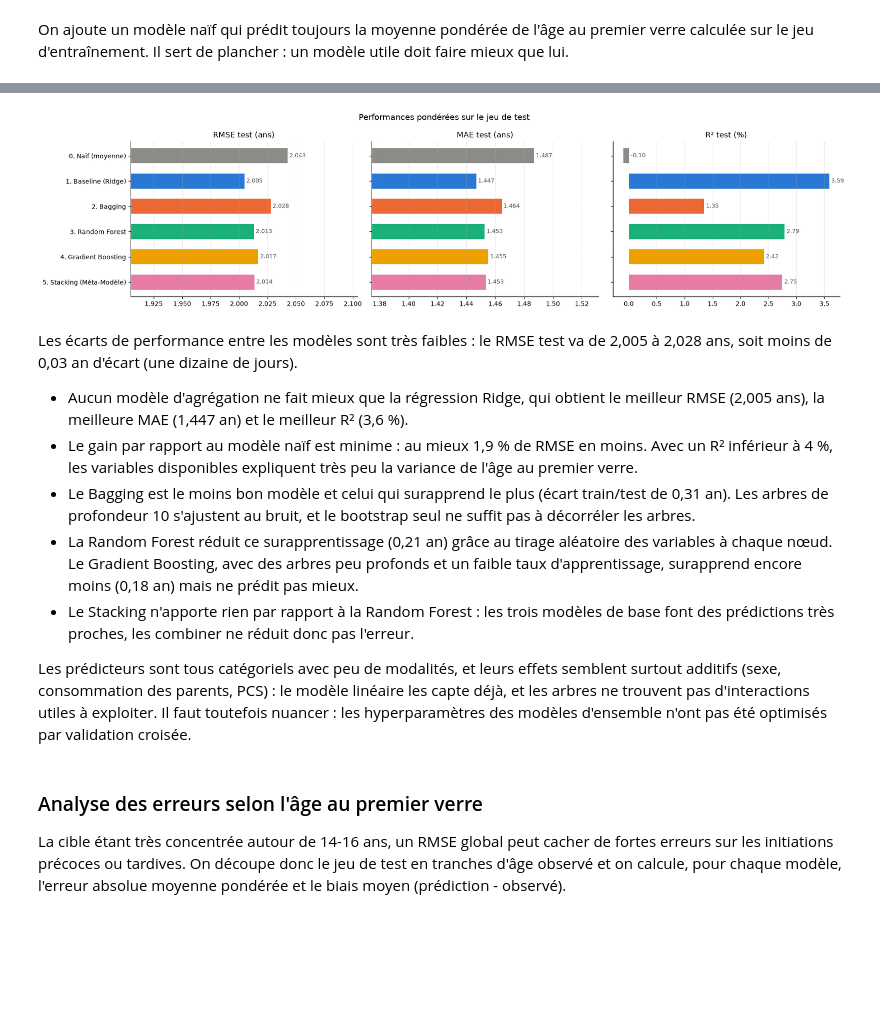
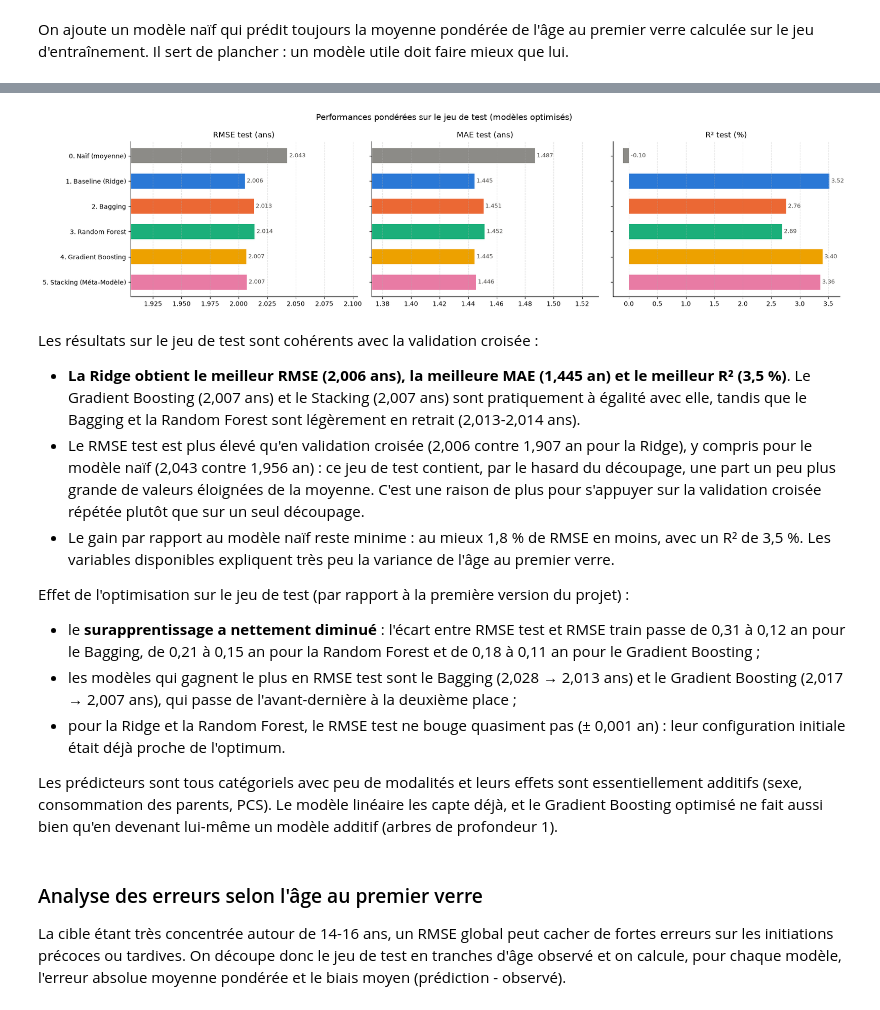
Before and after one commit to RaphaelCarrere/projet_apprentissage_supervise, a Jupyter notebook: projet.ipynb, the cells around one changed output, grey strips where cells are left out. Drawn from its saved outputs; the diff is of its cells as text; code cells hidden in the pictures; blank space fills up the shorter version.

```diff
--- a/projet.ipynb
+++ b/projet.ipynb
@@ -878,12 +994,24 @@ Le Boosting construit des arbres séquentiellement pour corriger les erreurs des
 # %%
-# 1. Instanciation et entraînement
-gb_model = GradientBoostingRegressor(
-    n_estimators=150,
-    learning_rate=0.05,
-    max_depth=4,
-    random_state=42,
+# 1. Optimisation par validation croisée
+recherche_gb = optimiser_modele(
+    GradientBoostingRegressor(random_state=42).set_fit_request(sample_weight=True),
+    grille={
+        "n_estimators": [150, 300, 600],
+        "learning_rate": [0.01, 0.05, 0.1],
+        "max_depth": [1, 2, 3, 4],
+        "subsample": [0.8, 1.0],
+        "min_samples_leaf": [1, 30],
+    },
+    config_initiale={
+        "n_estimators": 150,
+        "learning_rate": 0.05,
+        "max_depth": 4,
+        "subsample": 1.0,
+        "min_samples_leaf": 1,
+    },
+    nom_modele="4. Gradient Boosting",
 )
-gb_model.fit(X_train, y_train, sample_weight=w_train)
+gb_model = recherche_gb.best_estimator_
 
 # 2. Calcul et affichage des indicateurs
 res_gb = calculer_indicateurs(
@@ -1012,57 +1303,47 @@ Modèle
 0. Naïf (moyenne)              1.9565     2.0427                0.0862    1.4869        -0.10                   0.00
 # %%
-# Ordre et couleurs fixes par modèle (une couleur = un modèle dans tous les graphiques)
-ordre_modeles = [
-    "0. Naïf (moyenne)",
-    "1. Baseline (Ridge)",
-    "2. Bagging",
-    "3. Random Forest",
-    "4. Gradient Boosting",
-    "5. Stacking (Méta-Modèle)",
-]
-couleurs_modeles = dict(
-    zip(ordre_modeles, ["#8c8b87", "#2a78d6", "#eb6834", "#1baf7a", "#eda100", "#e87ba4"])
-)
-
 fig, axes = plt.subplots(1, 3, figsize=(18, 4.5), sharey=True)
 metriques = [
     ("RMSE Test", "RMSE test (ans)"),
     ("MAE Test", "MAE test (ans)"),
     ("R2 Test (%)", "R² test (%)"),
 ]
 for ax, (col, titre) in zip(axes, metriques):
     valeurs = df_comparatif.loc[ordre_modeles, col]
     ax.barh(
         ordre_modeles,
         valeurs,
         color=[couleurs_modeles[m] for m in ordre_modeles],
         height=0.6,
     )
     fmt = ".2f" if col == "R2 Test (%)" else ".3f"
     for i, v in enumerate(valeurs):
         ax.text(max(v, 0), i, f" {v:{fmt}}", va="center", fontsize=9, color="#52514e")
     ax.set_title(titre)
     ax.grid(axis="x", linestyle="--", alpha=0.4)
     ax.spines[["top", "right"]].set_visible(False)
     if col != "R2 Test (%)":
         # Zoom sur la zone utile : les écarts entre modèles sont faibles
         ax.set_xlim(valeurs.min() * 0.95, valeurs.max() * 1.03)
 axes[0].invert_yaxis()
-plt.suptitle("Performances pondérées sur le jeu de test", fontsize=13)
+plt.suptitle("Performances pondérées sur le jeu de test (modèles optimisés)", fontsize=13)
 plt.tight_layout()
 plt.show()
 # %% [output]
-[figure, old version]
+[figure, new version]
 # %% [markdown]
-Les écarts de performance entre les modèles sont très faibles : le RMSE test va de 2,005 à 2,028 ans, soit moins de 0,03 an d'écart (une dizaine de jours).
+Les résultats sur le jeu de test sont cohérents avec la validation croisée :
 
-- Aucun modèle d'agrégation ne fait mieux que la régression Ridge, qui obtient le meilleur RMSE (2,005 ans), la meilleure MAE (1,447 an) et le meilleur R² (3,6 %).
-- Le gain par rapport au modèle naïf est minime : au mieux 1,9 % de RMSE en moins. Avec un R² inférieur à 4 %, les variables disponibles expliquent très peu la variance de l'âge au premier verre.
-- Le Bagging est le moins bon modèle et celui qui surapprend le plus (écart train/test de 0,31 an). Les arbres de profondeur 10 s'ajustent au bruit, et le bootstrap seul ne suffit pas à décorréler les arbres.
-- La Random Forest réduit ce surapprentissage (0,21 an) grâce au tirage aléatoire des variables à chaque nœud. Le Gradient Boosting, avec des arbres peu profonds et un faible taux d'apprentissage, surapprend encore moins (0,18 an) mais ne prédit pas mieux.
-- Le Stacking n'apporte rien par rapport à la Random Forest : les trois modèles de base font des prédictions très proches, les combiner ne réduit donc pas l'erreur.
+- **La Ridge obtient le meilleur RMSE (2,006 ans), la meilleure MAE (1,445 an) et le meilleur R² (3,5 %)**. Le Gradient Boosting (2,007 ans) et le Stacking (2,007 ans) sont pratiquement à égalité avec elle, tandis que le Bagging et la Random Forest sont légèrement en retrait (2,013-2,014 ans).
+- Le RMSE test est plus élevé qu'en validation croisée (2,006 contre 1,907 an pour la Ridge), y compris pour le modèle naïf (2,043 contre 1,956 an) : ce jeu de test contient, par le hasard du découpage, une part un peu plus grande de valeurs éloignées de la moyenne. C'est une raison de plus pour s'appuyer sur la validation croisée répétée plutôt que sur un seul découpage.
+- Le gain par rapport au modèle naïf reste minime : au mieux 1,8 % de RMSE en moins, avec un R² de 3,5 %. Les variables disponibles expliquent très peu la variance de l'âge au premier verre.
 
-Les prédicteurs sont tous catégoriels avec peu de modalités, et leurs effets semblent surtout additifs (sexe, consommation des parents, PCS) : le modèle linéaire les capte déjà, et les arbres ne trouvent pas d'interactions utiles à exploiter. Il faut toutefois nuancer : les hyperparamètres des modèles d'ensemble n'ont pas été optimisés par validation croisée.
+Effet de l'optimisation sur le jeu de test (par rapport à la première version du projet) :
+- le **surapprentissage a nettement diminué** : l'écart entre RMSE test et RMSE train passe de 0,31 à 0,12 an pour le Bagging, de 0,21 à 0,15 an pour la Random Forest et de 0,18 à 0,11 an pour le Gradient Boosting ;
+- les modèles qui gagnent le plus en RMSE test sont le Bagging (2,028 → 2,013 ans) et le Gradient Boosting (2,017 → 2,007 ans), qui passe de l'avant-dernière à la deuxième place ;
+- pour la Ridge et la Random Forest, le RMSE test ne bouge quasiment pas (± 0,001 an) : leur configuration initiale était déjà proche de l'optimum.
+
+Les prédicteurs sont tous catégoriels avec peu de modalités et leurs effets sont essentiellement additifs (sexe, consommation des parents, PCS). Le modèle linéaire les capte déjà, et le Gradient Boosting optimisé ne fait aussi bien qu'en devenant lui-même un modèle additif (arbres de profondeur 1).
 # %% [markdown]
 ### Analyse des erreurs selon l'âge au premier verre
 
```
Also changed, not shown: parts of 28 cells of this notebook.
